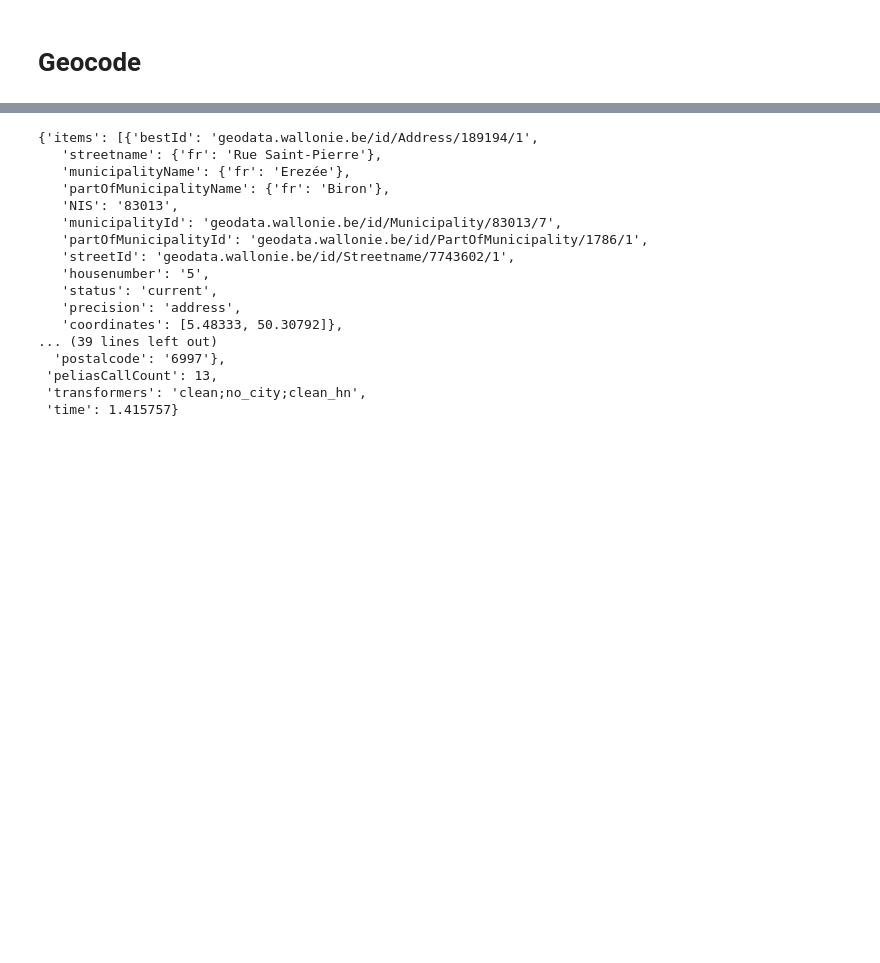
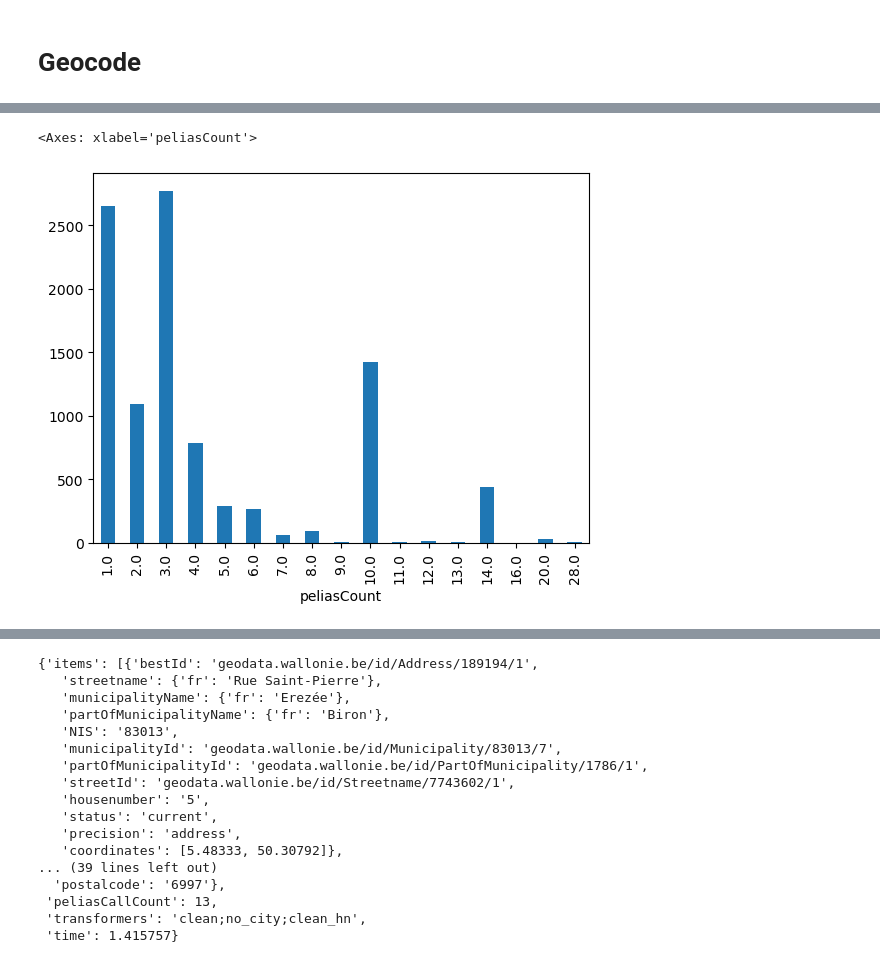
Before and after one commit to SmalsResearch/GISAnalytics, a Jupyter notebook: bePelias_batch_geocoder.ipynb, the cells around one changed output, grey strips where cells are left out. Drawn from its saved outputs; the diff is of its cells as text; code cells hidden in the pictures; blank space fills up the shorter version.

```diff
--- a/bePelias_batch_geocoder.ipynb
+++ b/bePelias_batch_geocoder.ipynb
@@ -344,0 +390,19 @@ KeyboardInterrupt:
+# %%
+# chunk1 : 1682198401275412763
+chunk = pd.read_parquet(f"{data_dir}/{cache_filename}/ch_1682198401275412763")
+chunk = pd.read_parquet(f"{data_dir}/{cache_filename}/ch_-3385953707032979096")
+# chunk = pd.read_parquet(f"{data_dir}/{cache_filename}/ch_4987088592421770394")
+# chunk
+# %%
+chunk_json = chunk.json.apply(json.loads)
+chunk["peliasTime"] = chunk_json.str["peliasTime"]
+chunk["callTime"] = chunk_json.str["time"]
+chunk["apiTime"] = chunk["callTime"] - chunk["peliasTime"]
+chunk["peliasCount"] = chunk_json.str["peliasCallCount"]
+
+chunk["peliasTimePerCall"] = chunk["peliasTime"] / chunk["peliasCount"]
+chunk["apiTimePerCall"] = chunk["apiTime"] / chunk["peliasCount"]
+# %%
+chunk["callType"] = chunk_json.str["callType"]
+chunk["transformers"] = chunk_json.str["transformers"]
+chunk["precision"] = chunk_json.str["items"].str[0].str["precision"]
@@ -344,0 +519,5 @@ KeyboardInterrupt:
+# %%
+chunk.peliasCount.value_counts().sort_index().plot.bar()
+# %% [output]
+<Axes: xlabel='peliasCount'>
+[figure, added]
```
Also changed, not shown: parts of 41 cells of this notebook, 6 other files.
